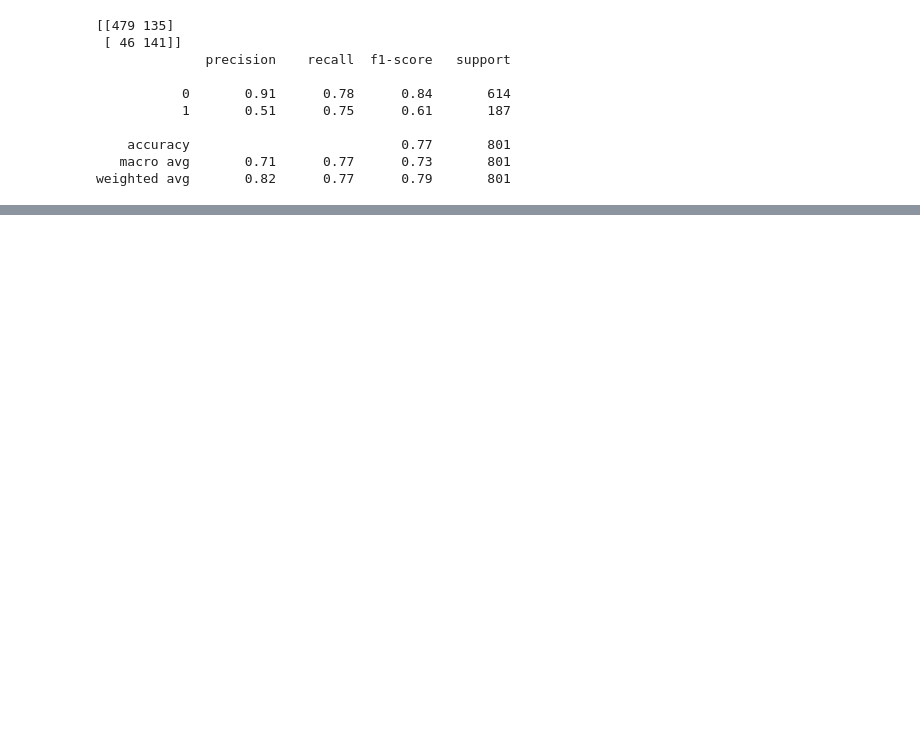
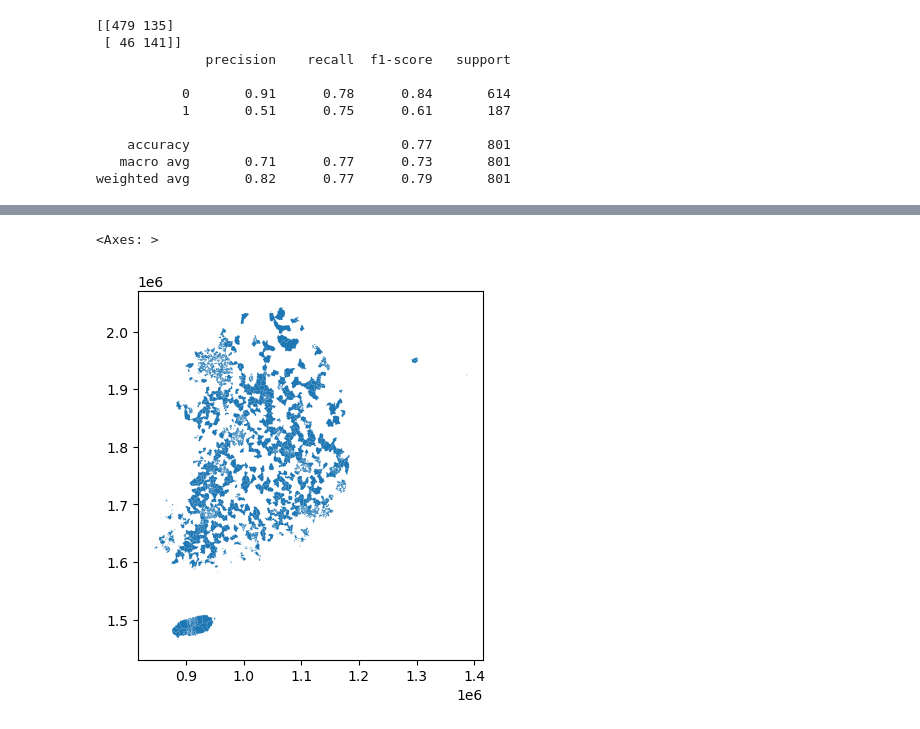
Before and after one commit to stripe2933/20251R0136COSE47101, a Jupyter notebook: 2021320324/stacking_ensemble.ipynb, the cells around one changed output, grey strips where cells are left out. Saved outputs shown, nothing was run; the diff lists cells and outputs as text; code cells hidden in the pictures; blank space fills up the shorter version.

```diff
--- a/2021320324/stacking_ensemble.ipynb
+++ b/2021320324/stacking_ensemble.ipynb
@@ -119,0 +141,5 @@ weighted avg       0.82      0.77      0.79       801
+# %%
+emd[(emd.EMD_CD).isin(fp)].plot()
+# %% [output]
+<Axes: >
+[figure, added]
```
Also changed, not shown: parts of 8 cells of this notebook, 1 other file.
